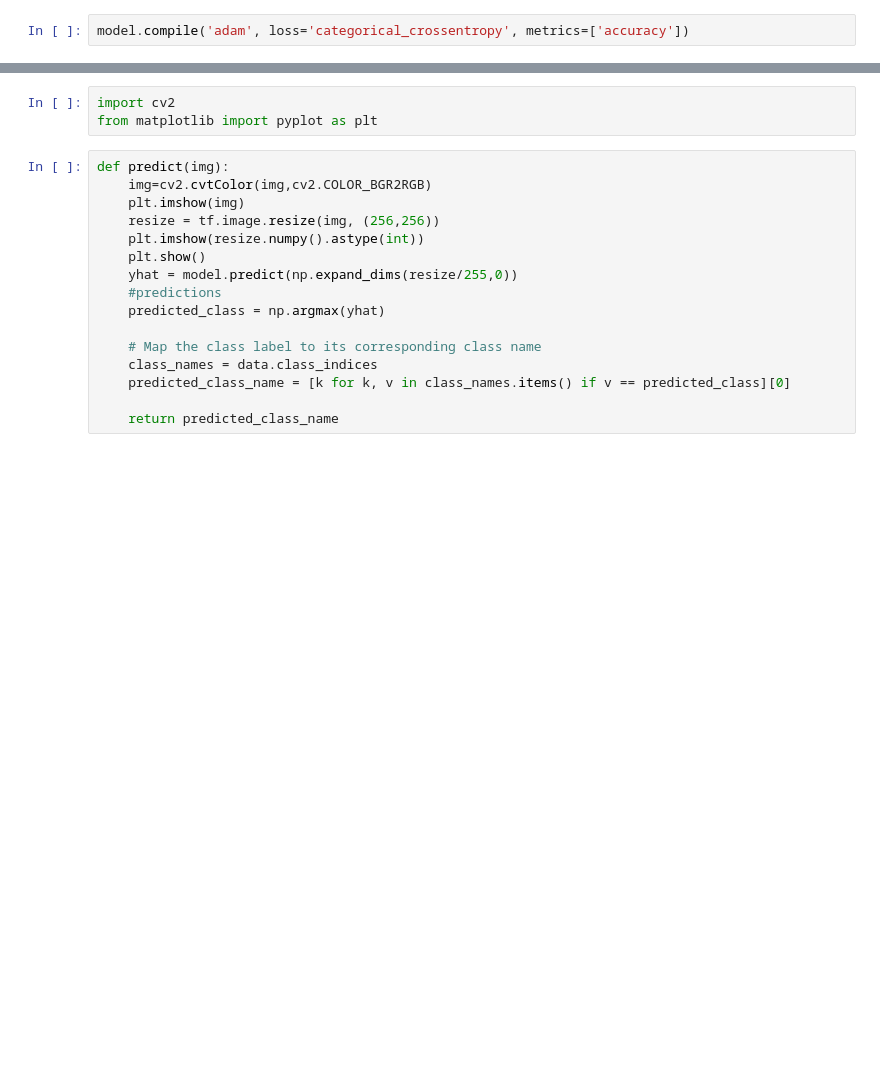
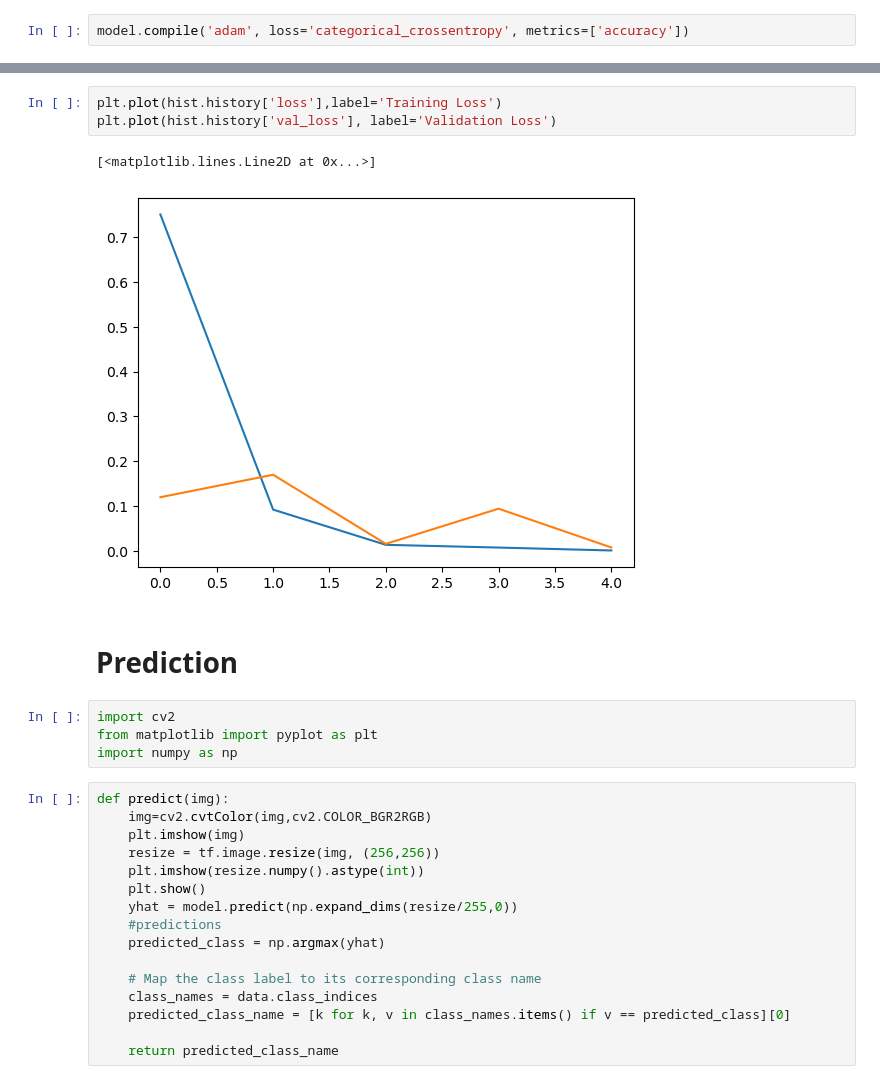
Before and after one commit to AkshayaPujitha/SwipeSmart, a Jupyter notebook: gestures.ipynb, the cells around one changed output, grey strips where cells are left out. Drawn from its saved outputs; the diff is of its cells as text; blank space fills up the shorter version.

```diff
--- a/gestures.ipynb
+++ b/gestures.ipynb
@@ -47,6 +60,15 @@ Epoch 5/5
+# %%
+plt.plot(hist.history['loss'],label='Training Loss')
+plt.plot(hist.history['val_loss'], label='Validation Loss')
+# %% [output]
+[<matplotlib.lines.Line2D at 0x...>]
+[figure, added]
+# %% [markdown]
+# Prediction
 # %%
 import cv2
 from matplotlib import pyplot as plt
+import numpy as np
 # %%
 def predict(img):
     img=cv2.cvtColor(img,cv2.COLOR_BGR2RGB)
```
Also changed, not shown: parts of 7 cells of this notebook, 1 other file.
